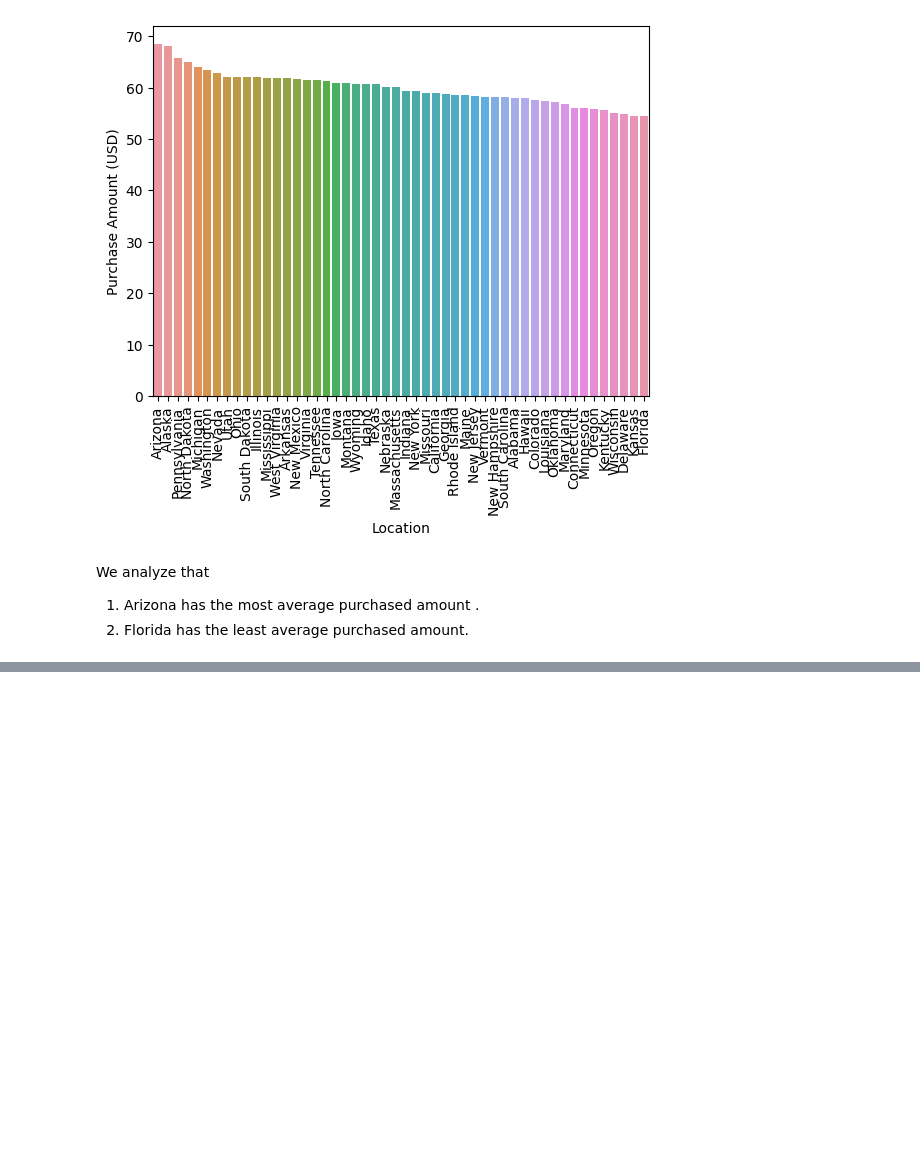
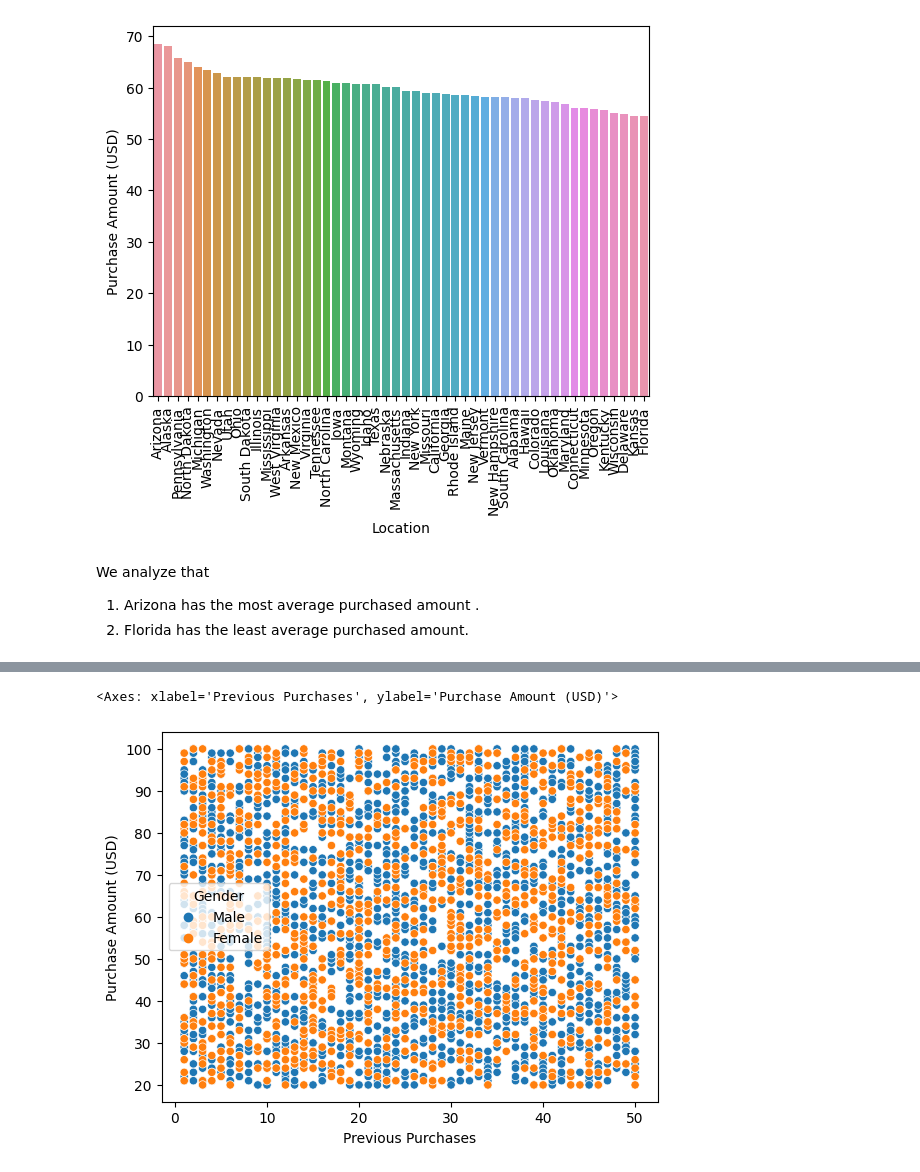
Before and after one commit to vanshikagoyal6396/MLCOE_TASK1_DIABETES, a Jupyter notebook: EDA2.ipynb, the cells around one changed output, grey strips where cells are left out. Cells and saved outputs as stored; diff of their text form; code cells hidden in the pictures; blank space fills up the shorter version.

```diff
--- a/EDA2.ipynb
+++ b/EDA2.ipynb
@@ -253,0 +287,5 @@ We analyze that
+# %%
+sns.scatterplot(x='Previous Purchases',y='Purchase Amount (USD)',hue='Gender',data=data)
+# %% [output]
+<Axes: xlabel='Previous Purchases', ylabel='Purchase Amount (USD)'>
+[figure, added]
```
Also changed, not shown: parts of 16 cells of this notebook.
